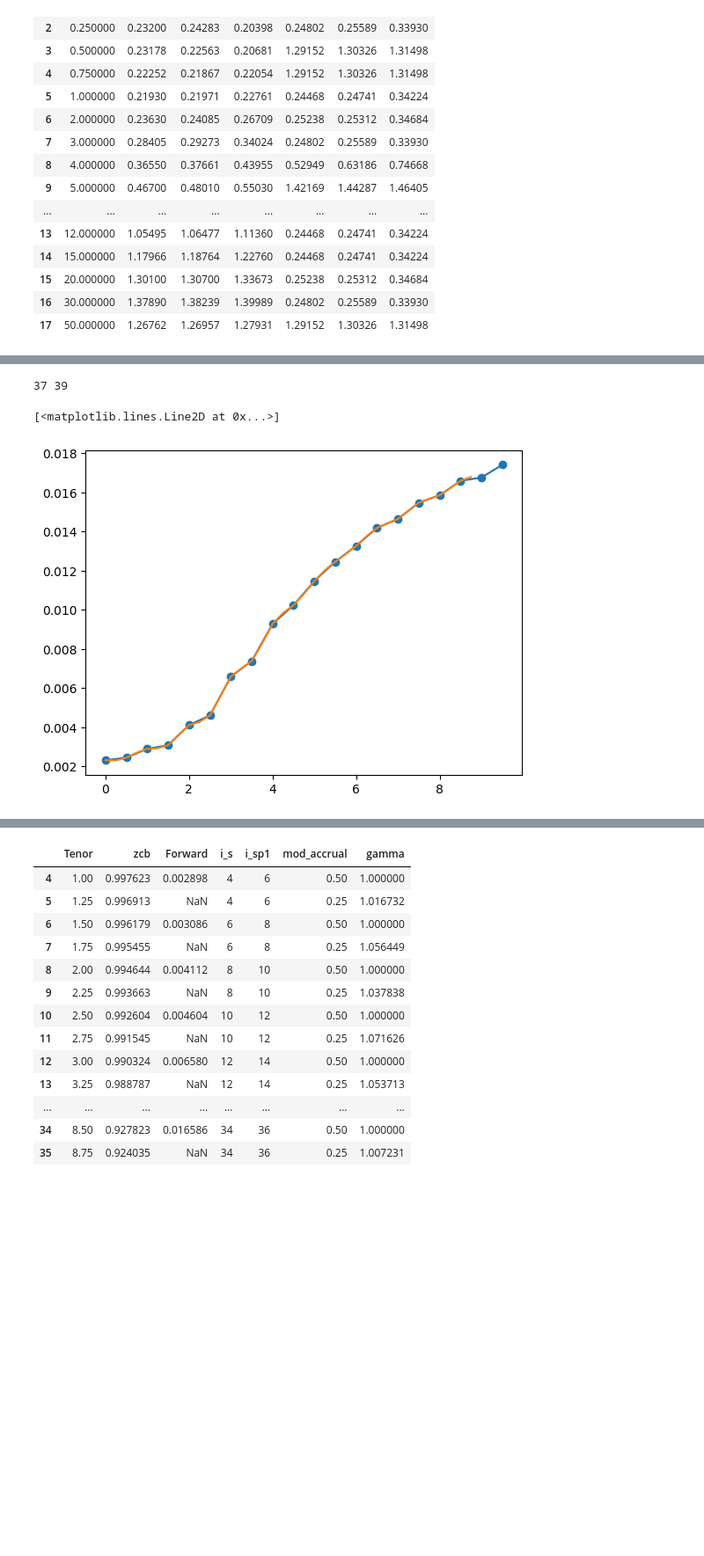
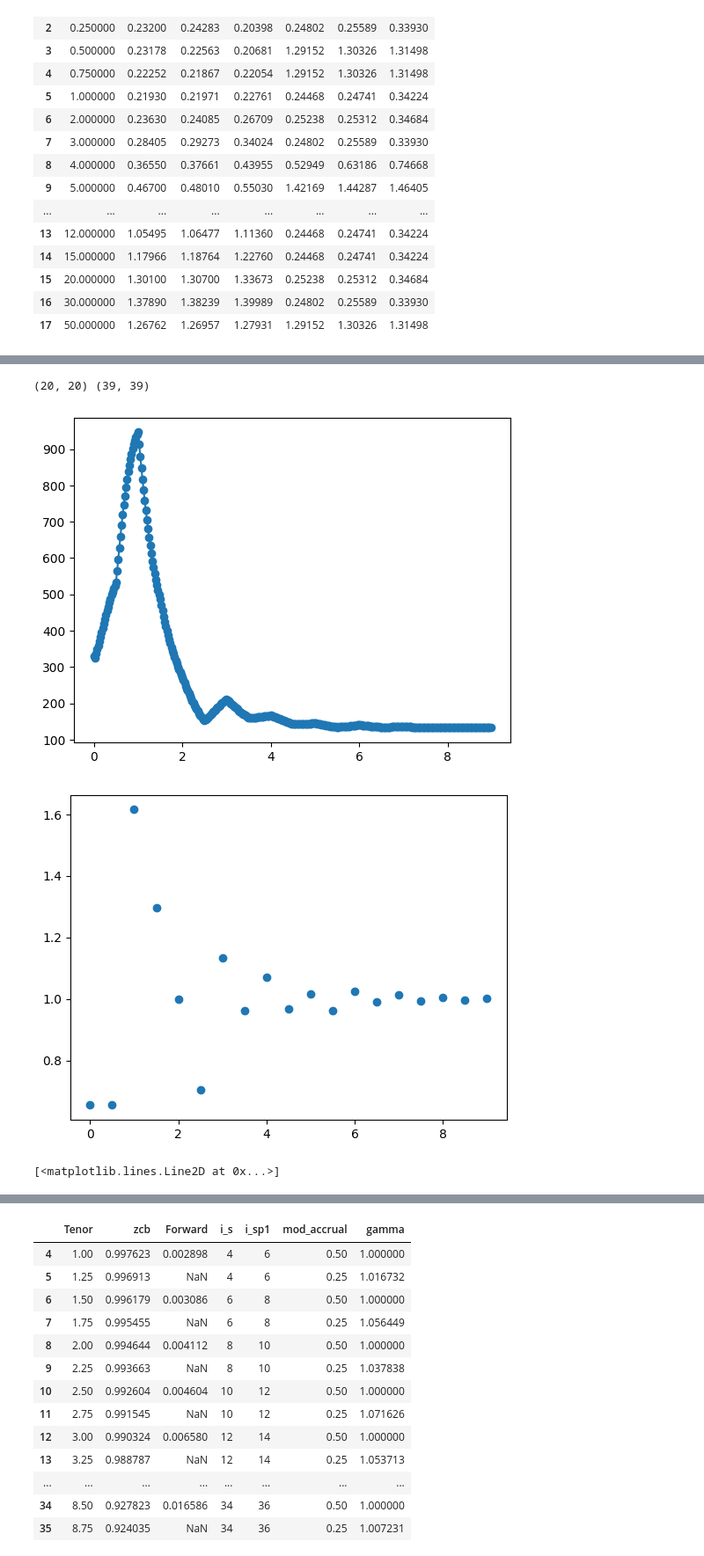
Before and after one commit to Dunkalot/gamma-vega-rl-hedging, a Jupyter notebook: test.ipynb, the cells around one changed output, grey strips where cells are left out. Shown at 88% size. Saved outputs shown, nothing was run; the diff lists cells and outputs as text; code cells hidden in the pictures; blank space fills up the shorter version.

```diff
--- a/test.ipynb
+++ b/test.ipynb
@@ -327,53 +302,95 @@ IndexError: index 20 is out of bounds for axis 0 with size 20
+# %%
+
+
+g_func_test = partial(get_instant_vol_func, params=params_g)
 # %%
 
-resolution = 2
-tau = 0.5
+
 
 
 # assume we supply full  forward rate curve with len = len(df)
-df_init = create_df_init(df_cap, df_raw_spot, resolution=resolution, tau=tau)
-def interp_func_fac(df_init, resolution=2, tau=0.5):
 
+def interp_func_fac(df_init, resolution=2, tau=0.5, beta=0.5, rho_mat=None, g_func=None, interp_vol = False):
     df = df_init
     #fwd = df['Forward'].values # only used for test, not to be uncommented
 
     i_s = df['i_s'].values[:-resolution]
     i_sp1 = df['i_sp1'].values[:-resolution]
     i_e = i_sp1
 
     s = np.arange(len(df)-resolution)
     #print("len s",len(s))
     e = s + resolution
 
     theta = (df['mod_accrual'].values)
     gamma = (df['gamma'].values)
     gamma_theta = gamma * theta
 
     #print(f"{len(i_s)}, {len(i_e)}")
 
 
 
+
     def get_interp_rates(fwd):
-        canon_rates = 1/(1+fwd[i_sp1]*tau)
-        p_s_e = (1 + fwd[i_e] * gamma_theta[e]) / (1 + fwd[i_s] * gamma_theta[s]) * canon_rates
+        p_s_e = (1 + fwd[i_e] * gamma_theta[e]) / (1 + fwd[i_s] * gamma_theta[s]) * 1/(1+fwd[i_e]*tau)
         f_s_e = (1 / p_s_e - 1) / tau
         return f_s_e
+
+    if interp_vol:
+        rho_mat_interpolated = interpolate_correlation_matrix(rho_mat, resolution)
+        fwd = df['Forward'].values
+        f1 = fwd[i_s]**beta      # shape (M,)
+        f2 = fwd[i_e]**beta
+        # frozen weights (shape (M,))
+        w1 = gamma_theta[s] / tau
+        w2 = (tau - gamma_theta[e]) / tau
+        f_interp = get_interp_rates(fwd)**beta
+        term1 = (w1**2) * (f1**2)/f_interp[s]**2
+        term2 = (w2**2) * (f2**2)/f_interp[s]**2
+        rho = rho_mat_interpolated[i_s, i_e]  # shape (M,)
+        cross = 2 * w1 * w2 * f1 * f2 * rho / f_interp[s]**2
+        tenors = df['Tenor'].values
+        ttm_mat = tenors[None,:]-tenors[:,None]
+        g_mat = g_func(ttm_mat)
+        def get_interp_vol(s_arr,t):
+
+            s1 = s_arr[i_s]
+            s2 = s_arr[i_e]
+            # Compute numerator vectorized
+            term1_s = term1 * (s1**2)
+            term2_s = term2 * (s2**2)
+            cross_s = cross * s1 * s2
+            sigma_sum = term1_s + term2_s + cross_s
+            s_interp = np.sqrt(sigma_sum)
+            return s_interp / g_mat[t, s]
+
+
+        return get_interp_rates, get_interp_vol
+
     return get_interp_rates
 
-
-
-
+resolution = 20
+tau = 0.5
+df_init = create_df_init(df_cap, df_raw_spot, resolution=resolution, tau=tau)
 
 fwd_tenor = df_init[['Forward', 'Tenor']].dropna().values
 
 tenors = fwd_tenor[:,1]
 fwd_rates = fwd_tenor[:,0]
-interp_func: callable = interp_func_fac(df_init)
+print(rho_mat_0m.shape, rho_mat_0m_interpolated.shape)
+interp_func, interp_vol = interp_func_fac(df_init, rho_mat=rho_mat_0m,g_func=g_func_test, resolution=resolution, interp_vol=True)
+
 fwd_new = interp_func(df_init['Forward'].values)
-print(len(fwd_new), len(df_init))
+
+vol_interp = interp_vol(df_init['s0'].values, 1)
+plt.plot(np.arange(len(vol_interp))*tau/resolution, vol_interp, 'o-')
+plt.show()
+plt.plot(np.arange(len(vol_interp))*tau/resolution, df_init['s0'].values[:-resolution], 'o-')
+plt.show()
 plt.plot(tenors, fwd_rates, 'o-')
 plt.plot(np.arange(len(fwd_new))*tau/resolution,fwd_new)
 # %% [output]
-37 39
+(20, 20) (39, 39)
+[figure, new version]
+[figure, added]
 [<matplotlib.lines.Line2D at 0x...>]
-[figure, old version]
```
Also changed, not shown: parts of 9 cells of this notebook.
